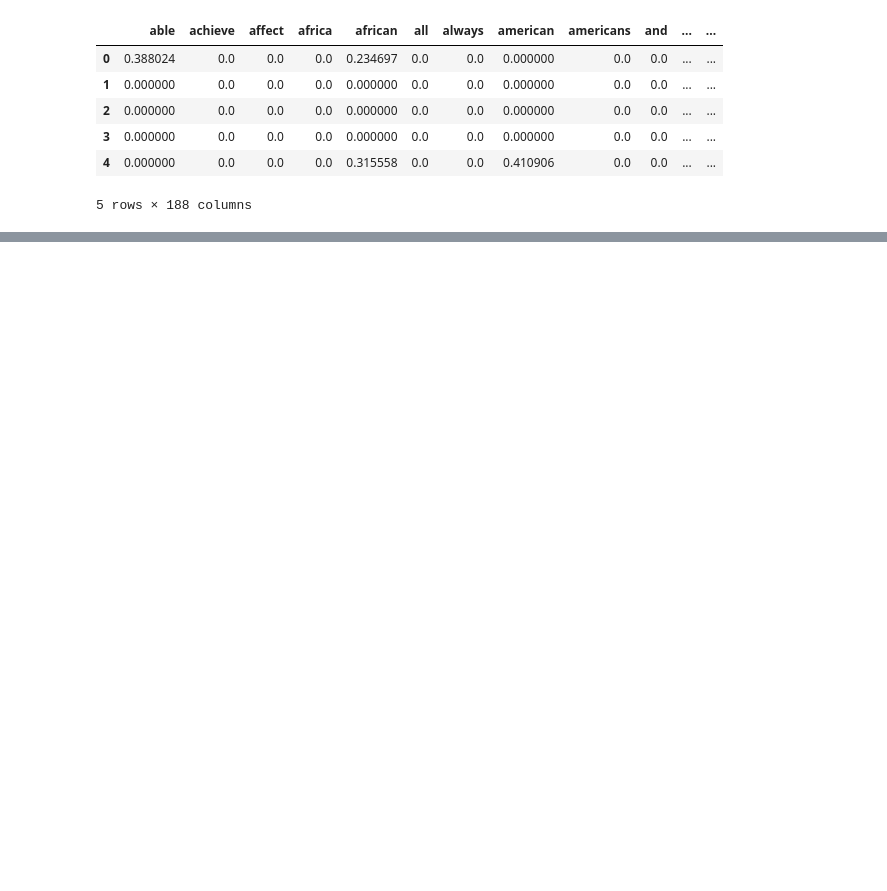
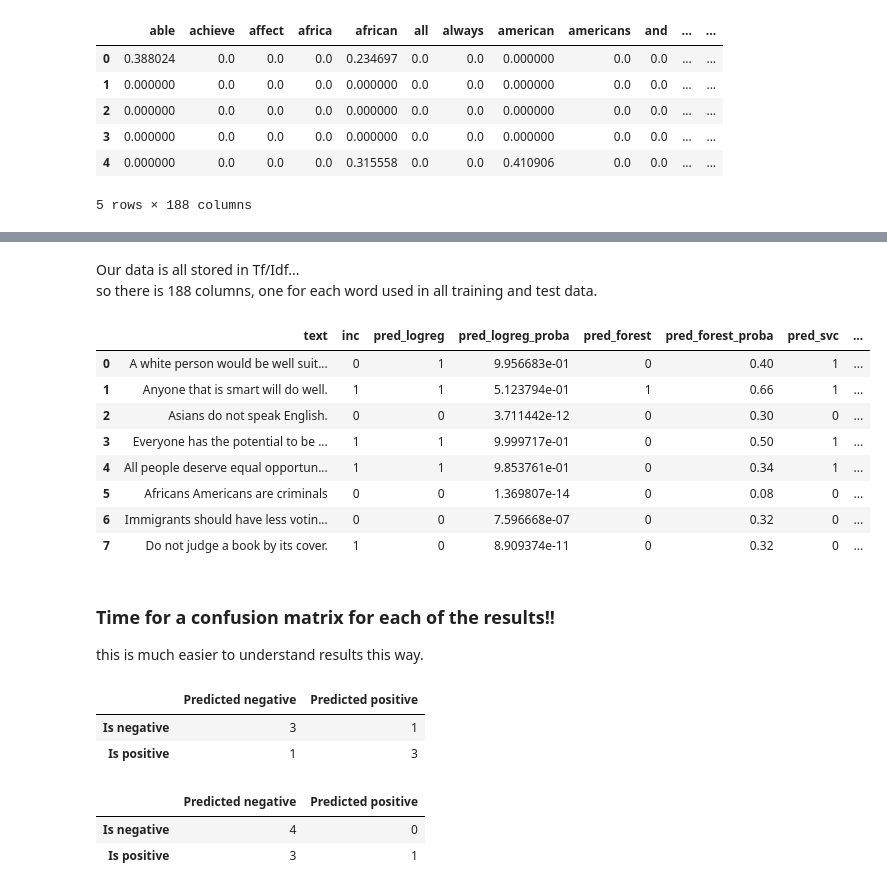
Before and after one commit to BeToast/Racially-Exclusive-Speech-Detection, a Jupyter notebook: mainDir/humblebeginnings.ipynb, the cells around one changed output, grey strips where cells are left out. Cells and saved outputs as stored; diff of their text form; code cells hidden in the pictures; blank space fills up the shorter version.

```diff
--- a/mainDir/humblebeginnings.ipynb
+++ b/mainDir/humblebeginnings.ipynb
@@ -48,0 +86,5 @@ from sklearn.ensemble import RandomForestClassifier
+# %%
+# MultinomialNB
+%%time
+bayes = MultinomialNB()
+bayes.fit(X, y)
@@ -48,0 +98,5 @@ from sklearn.ensemble import RandomForestClassifier
+# %%
+data_file="SimpleClassifierTestSet - Sheet1.csv"
+data_test = pd.read_csv(data_file)
+print(data_test.shape)
+print(data_test)
@@ -48,0 +134,8 @@ from sklearn.ensemble import RandomForestClassifier
+# %%
+# Put it through the vectoriser
+
+# transform, not fit_transform, because we already learned all our words
+data_test_vectors = vectorizer.transform(data_test.text)
+data_test_words_df = pd.DataFrame(data_test_vectors.toarray(), columns=vectorizer.get_feature_names())
+print(data_test_words_df.head())
+print(data_test_words_df.shape)
@@ -48,0 +160,35 @@ from sklearn.ensemble import RandomForestClassifier
+# %% [markdown]
+Our data is all stored in Tf/Idf...
+so there is 188 columns, one for each word used in all training and test data.
+# %%
+# Predict using all our models.
+
+# Logistic Regression predictions + probabilities
+data_test['pred_logreg'] = logreg.predict(data_test_words_df)
+data_test['pred_logreg_proba'] = logreg.predict_proba(data_test_words_df)[:,1]
+
+# Random forest predictions + probabilities
+data_test['pred_forest'] = forest.predict(data_test_words_df)
+data_test['pred_forest_proba'] = forest.predict_proba(data_test_words_df)[:,1]
+
+# SVC predictions
+data_test['pred_svc'] = svc.predict(data_test_words_df)
+
+# Bayes predictions + probabilities
+data_test['pred_bayes'] = bayes.predict(data_test_words_df)
+data_test['pred_bayes_proba'] = bayes.predict_proba(data_test_words_df)[:,1]
+# %%
+data_test
+# %% [output]
+|  | text | inc | pred_logreg | pred_logreg_proba | pred_forest | pred_forest_proba | pred_svc | ... |
+| 0 | A white person would be well suit... | 0 | 1 | 9.956683e-01 | 0 | 0.40 | 1 | ... |
+| 1 | Anyone that is smart will do well. | 1 | 1 | 5.123794e-01 | 1 | 0.66 | 1 | ... |
+| 2 | Asians do not speak English. | 0 | 0 | 3.711442e-12 | 0 | 0.30 | 0 | ... |
+| 3 | Everyone has the potential to be ... | 1 | 1 | 9.999717e-01 | 0 | 0.50 | 1 | ... |
+| 4 | All people deserve equal opportun... | 1 | 1 | 9.853761e-01 | 0 | 0.34 | 1 | ... |
+| 5 | Africans Americans are criminals | 0 | 0 | 1.369807e-14 | 0 | 0.08 | 0 | ... |
+| 6 | Immigrants should have less votin... | 0 | 0 | 7.596668e-07 | 0 | 0.32 | 0 | ... |
+| 7 | Do not judge a book by its cover. | 1 | 0 | 8.909374e-11 | 0 | 0.32 | 0 | ... |
+# %% [markdown]
+### Time for a confusion matrix for each of the results!!
+this is much easier to understand results this way.
@@ -48,0 +200,24 @@ from sklearn.ensemble import RandomForestClassifier
+# %%
+y_pred_logreg = logreg.predict(X_test)
+matrix = confusion_matrix(y_test, y_pred_logreg)
+
+label_names = pd.Series(['negative', 'positive'])
+pd.DataFrame(matrix,
+     columns='Predicted ' + label_names,
+     index='Is ' + label_names)
+# %% [output]
+|  | Predicted negative | Predicted positive |
+| Is negative | 3 | 1 |
+| Is positive | 1 | 3 |
+# %%
+y_pred_forest = forest.predict(data_test_words_df)
+matrix = confusion_matrix(y_test, y_pred_forest)
+
+label_names = pd.Series(['negative', 'positive'])
+pd.DataFrame(matrix,
+     columns='Predicted ' + label_names,
+     index='Is ' + label_names)
+# %% [output]
+|  | Predicted negative | Predicted positive |
+| Is negative | 4 | 0 |
+| Is positive | 3 | 1 |
```
Also changed, not shown: parts of 16 cells of this notebook.
